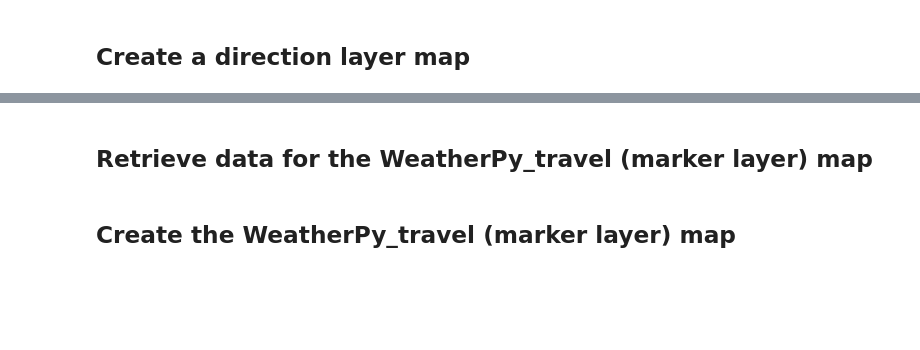
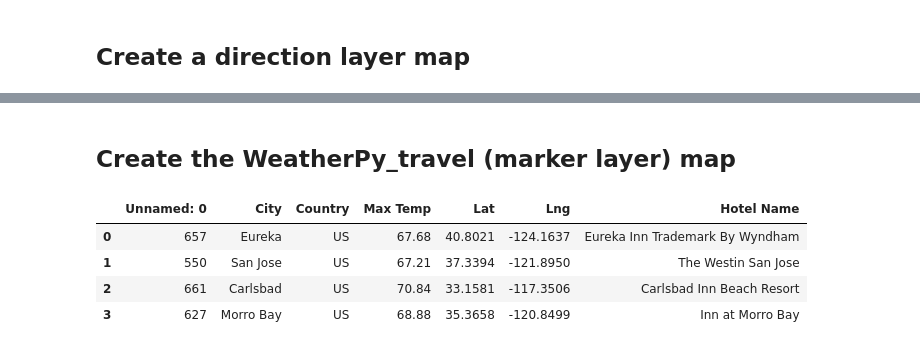
Before and after one commit to gwenfrishkoff/World_Weather_Analysis, a Jupyter notebook: Vacation_Itinerary/Vacation_Itinerary.ipynb, the cells around one changed output, grey strips where cells are left out. Drawn from its saved outputs; the diff is of its cells as text; code cells hidden in the pictures; blank space fills up the shorter version.

```diff
--- a/Vacation_Itinerary.ipynb
+++ b/Vacation_Itinerary/Vacation_Itinerary.ipynb
@@ -116,10 +141,15 @@ print(stop3)
 # %% [markdown]
-## Retrieve data for the WeatherPy_travel (marker layer) map
+## Create the WeatherPy_travel (marker layer) map
 # %%
-# 8. To create a marker layer map between the four cities.
 #  Combine the four city DataFrames into one DataFrame using the concat() function.
-itinerary_df = pd.concat([],ignore_index=True)
+itinerary_df = pd.concat([vacation_start,vacation_stop1,vacation_stop2,vacation_stop3],ignore_index=True)
 itinerary_df
+# %% [output]
+|  | Unnamed: 0 | City | Country | Max Temp | Lat | Lng | Hotel Name |
+| 0 | 657 | Eureka | US | 67.68 | 40.8021 | -124.1637 | Eureka Inn Trademark By Wyndham |
+| 1 | 550 | San Jose | US | 67.21 | 37.3394 | -121.8950 | The Westin San Jose |
+| 2 | 661 | Carlsbad | US | 70.84 | 33.1581 | -117.3506 | Carlsbad Inn Beach Resort |
+| 3 | 627 | Morro Bay | US | 68.88 | 35.3658 | -120.8499 | Inn at Morro Bay |
 # %%
 # Using the template add city name, the country code, the weather description and maximum temperature for the city.
 info_box_template = """
@@ -135,8 +165,6 @@ travel_info = [info_box_template.format(**row) for index, row in itinerary_df.it
 
 # Get the latitude and longitude from each row and store in a new DataFrame.
 locations = itinerary_df[["Lat", "Lng"]]
-# %% [markdown]
-## Create the WeatherPy_travel (marker layer) map
 # %%
 # Add a marker layer for each city to the map.
 marker_layer = gmaps.marker_layer(locations,info_box_content=travel_info)
```
Also changed, not shown: parts of 7 cells of this notebook, 7 other files.
